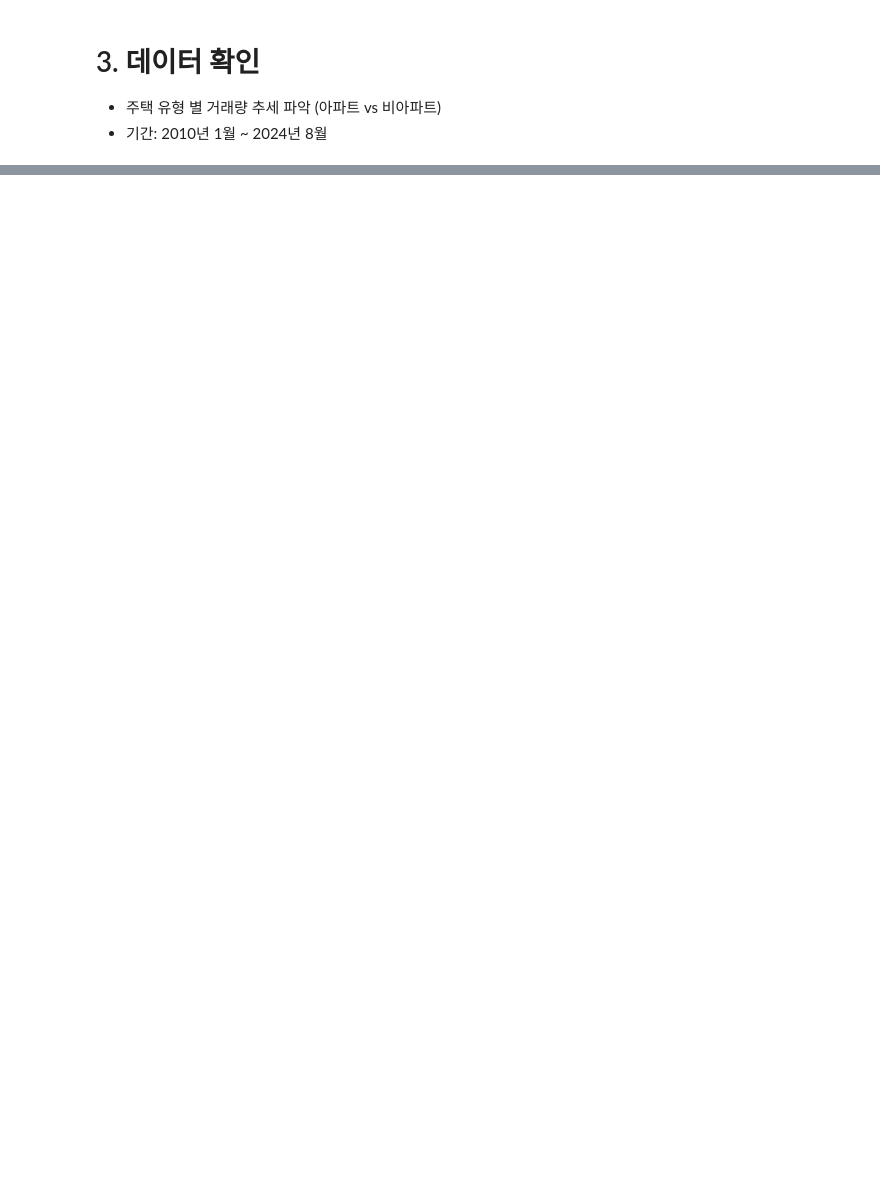
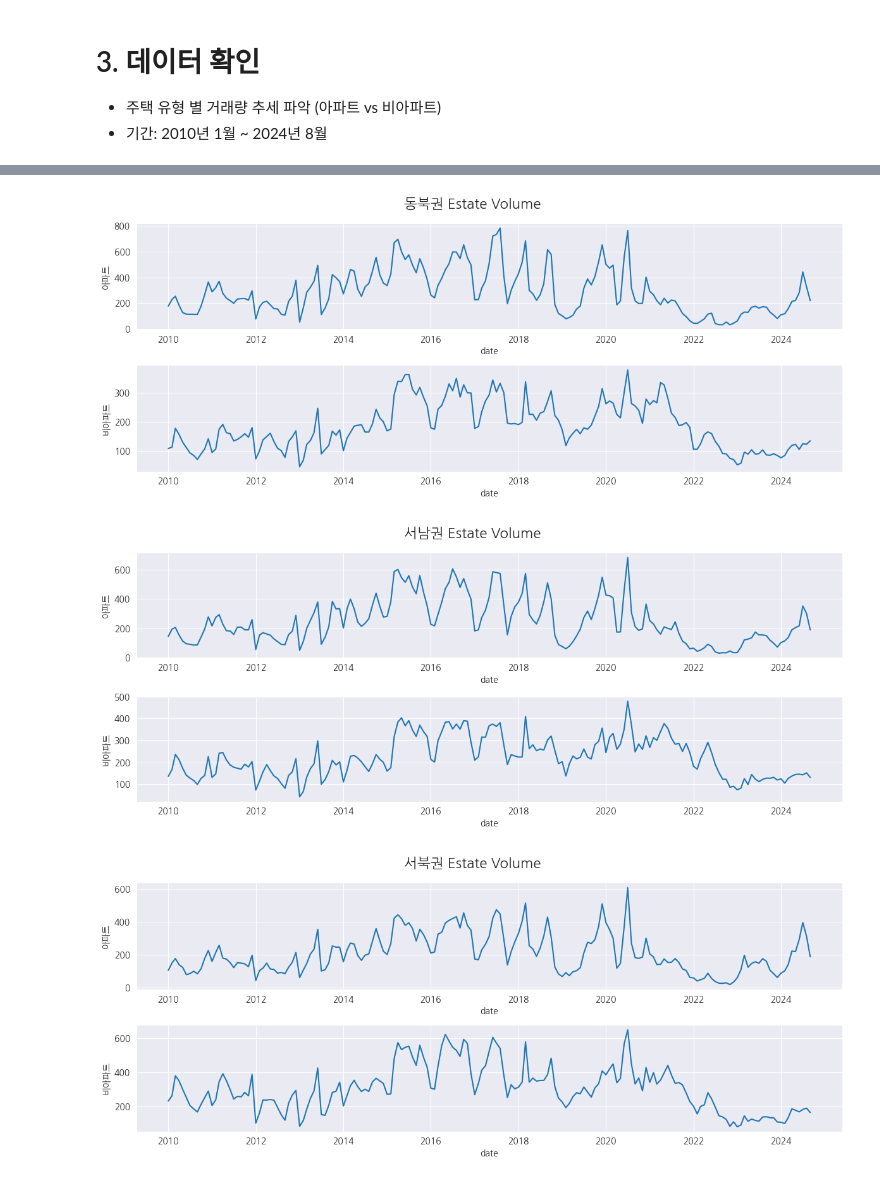
Before and after one commit to lucio-karin0506/Estate_News_Analysis, a Jupyter notebook: estate_volume_eda.ipynb, the cells around one changed output, grey strips where cells are left out. Saved outputs shown, nothing was run; the diff lists cells and outputs as text; code cells hidden in the pictures; blank space fills up the shorter version.

```diff
--- a/estate_volume_eda.ipynb
+++ b/estate_volume_eda.ipynb
@@ -104,0 +146,16 @@ plt.show()
+# %%
+for district in final_estate_volume_df['생활권역'].unique():
+
+    fig, axes = plt.subplots(nrows=2, ncols=1, figsize=(12, 5))
+
+    fig.suptitle(f'{district} Estate Volume', fontsize=16)
+
+    sns.lineplot(data=final_estate_volume_df.query(f"생활권역 == '{district}'"), x='date', y='아파트', ax=axes[0], ci=None)
+    sns.lineplot(data=final_estate_volume_df.query(f"생활권역 == '{district}'"), x='date', y='비아파트', ax=axes[1], ci=None)
+
+    plt.tight_layout()
+    plt.show()
+# %% [output]
+[figure, added]
+[figure, added]
+[figure, added]
```
Also changed, not shown: parts of 11 cells of this notebook.
